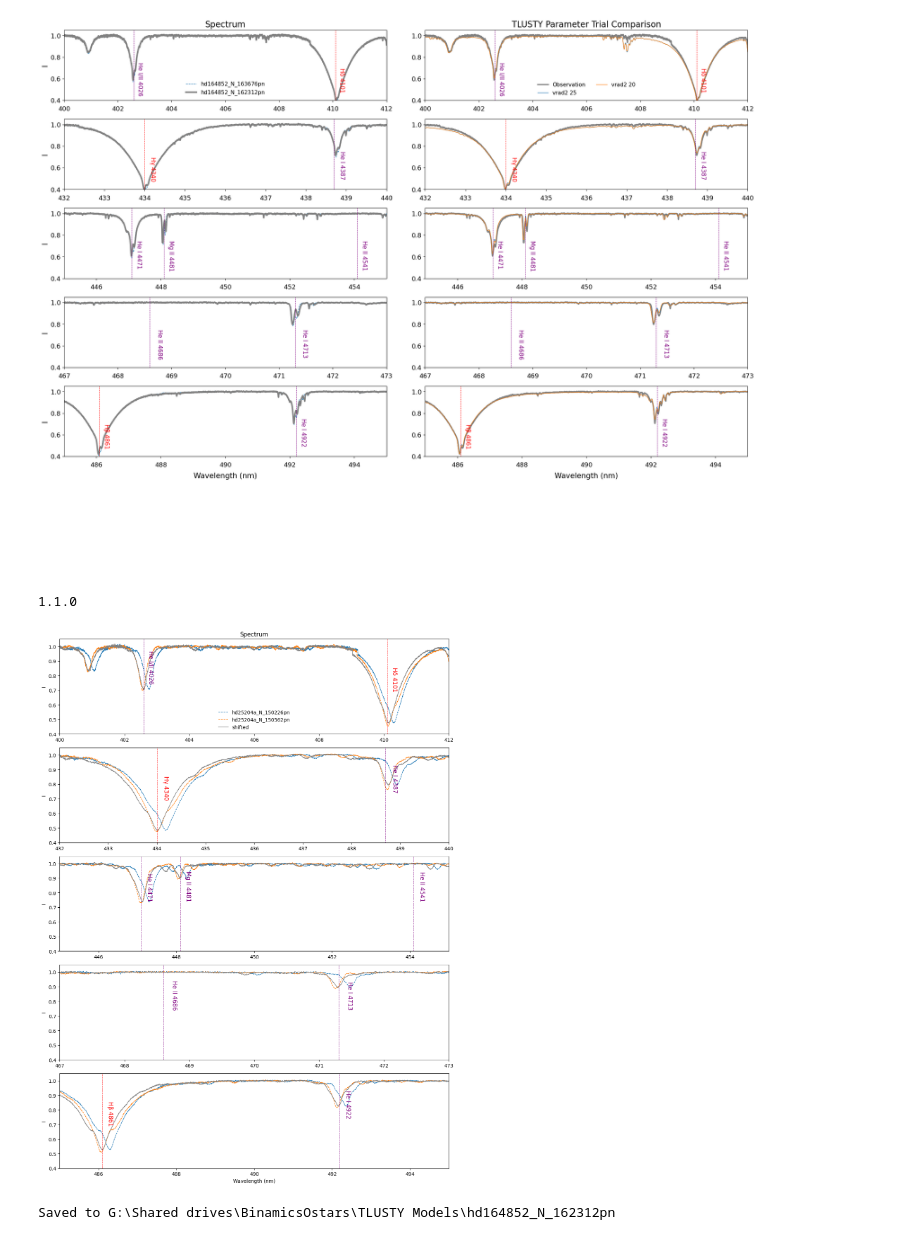
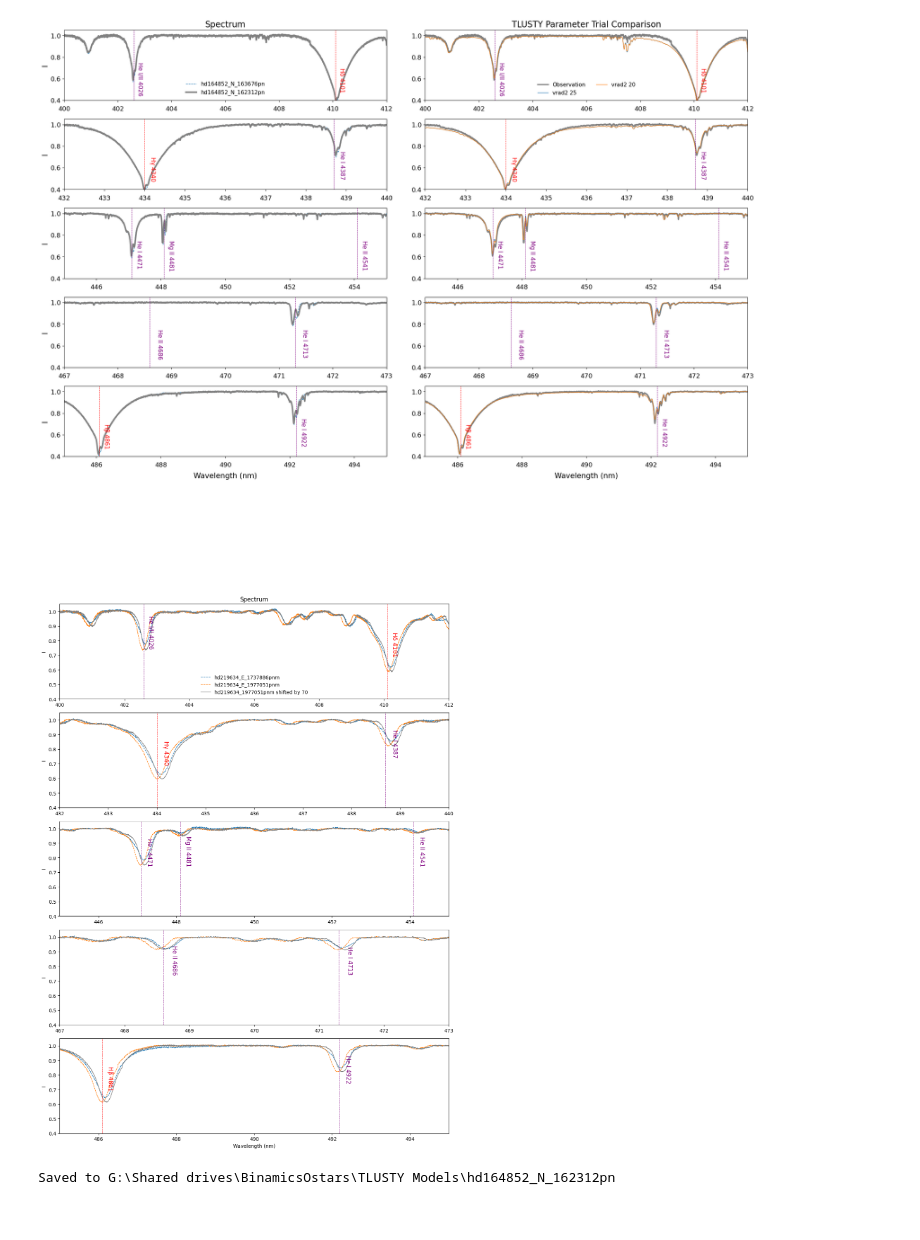
Before and after one commit to AaaaaaalexLi/AlexLiResearch, a Jupyter notebook: Binamics/Sort_Multiple_Component_Parameter_Trials.ipynb, the cells around one changed output. Cells and saved outputs as stored; diff of their text form; code cells hidden in the pictures.

Commit message:
all radial velocity shifts finished. also with their shifted plots

```diff
--- a/Binamics/Sort_Multiple_Component_Parameter_Trials.ipynb
+++ b/Binamics/Sort_Multiple_Component_Parameter_Trials.ipynb
@@ -216,7 +216,7 @@ df.head()
 # SELECT OBSERVATION
 # =========================
 
-observation_name = "hd25204_E_1019847pn_rn.s"
+observation_name = "hd219634_1977051pnm_rn.s"
 objectname = observation_name.split("_")[0]
 hd = objectname
 
@@ -406,49 +406,44 @@ plt.show()
 # print(f"Saved comparison plot to: {comparison_pdf}")
 # %% [output]
 [figure]
-# %%
-[x for x in dir(specs[1]) if "doppler" in x.lower()]# print(type(specs[1]))
-# specs[1] = specs[1].doppler_shift(20)
-# import inspect
-# print(inspect.getfile(type(specs[1])))
-# print(inspect.getsource(type(specs[1])))
-print(pol.__version__)
-# %% [output]
-1.1.0
 # %%
 # doppler shift one of the spectra
-
-spec1_shifted = specs[1].doppler_shift(-120)
+v_shifted=70
+spec1_shifted = specs[0].doppler_shift(v_shifted)
 fig, ax_obs = plt.subplots(5, 1, figsize=(12, 16))
 
 for i, (xmin, xmax) in enumerate(windows):
     a = ax_obs[i]
 
     for j, (spec_obs, label) in enumerate(zip(specs, labels)):
         if j != fit_index:
             a.plot(spec_obs.wl, spec_obs.specI, lw=1, ls="--", label=label)
-    a.plot(spec1_shifted.wl, spec1_shifted.specI, lw=1, color="grey", label="shifted")
+    # a.plot(specs[0].wl,specs[0].specI, lw=1, label="hd144217_N_1572879pnm")
+
+    # a.plot(specs[1].wl,specs[1].specI, lw=1, label="hd144217_N_159660pn")
+    a.plot(spec1_shifted.wl, spec1_shifted.specI, lw=1, color="grey", label=f"hd219634_1977051pnm shifted by {v_shifted}")
 
     # a.plot(spec.wl, spec.specI, lw=3, color="grey", label=labels[fit_index])
     a.set(xlim=(xmin, xmax), ylim=(0.4, 1.05), ylabel="I")
 
     for wl, label in lines_H:
         if xmin <= wl <= xmax:
             a.axvline(wl, color="red", ls="--", lw=0.7)
             a.text(wl+0.12, 0.7, label, color="red", fontsize=12, rotation=-90)
 
     for wl, label in lines_He:
         if xmin <= wl <= xmax:
             a.axvline(wl, color="purple", ls="--", lw=0.7)
             a.text(wl+0.12, 0.75, label, color="purple", fontsize=12, rotation=-90)
 
 ax_obs[0].legend(loc="lower center", frameon=False)
 ax_obs[0].set_title("Spectrum")
 ax_obs[-1].set_xlabel("Wavelength (nm)")
 plt.tight_layout()
+plt.savefig(observation_name+"dopplershifted_obs.pdf")
 plt.show()
 # %% [output]
-[figure, old version]
+[figure, new version]
 # %%
 # component_1, component_2, label_1, label_2 = make_binary_components(models[0])
 
```
Also changed, not shown: parts of 1 cell of this notebook.
